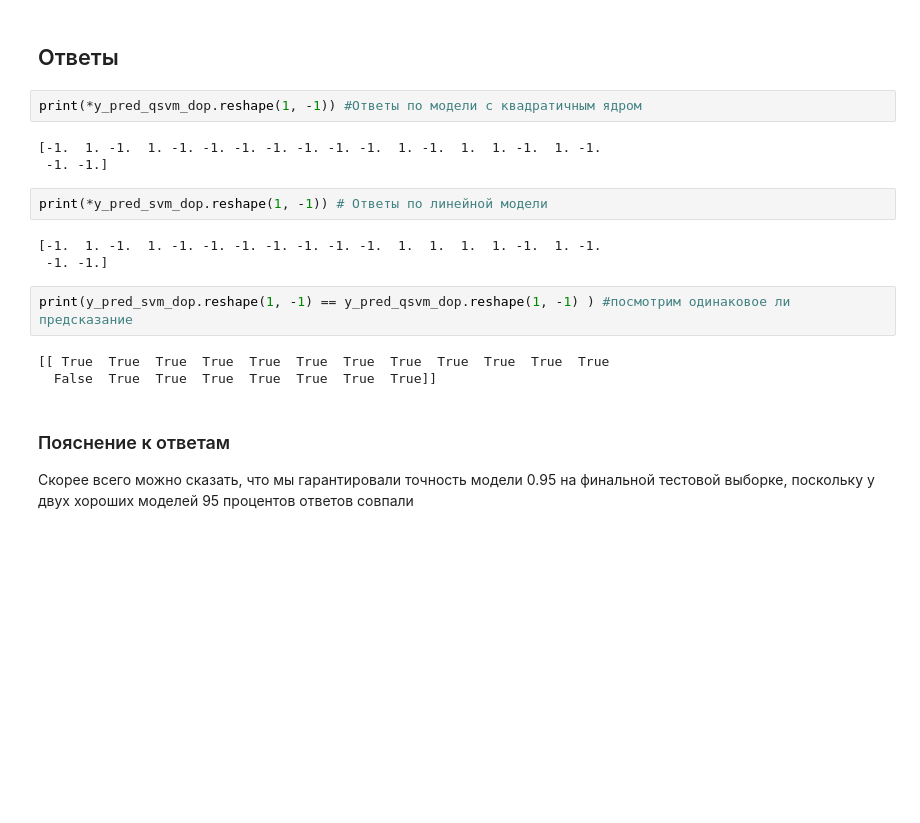
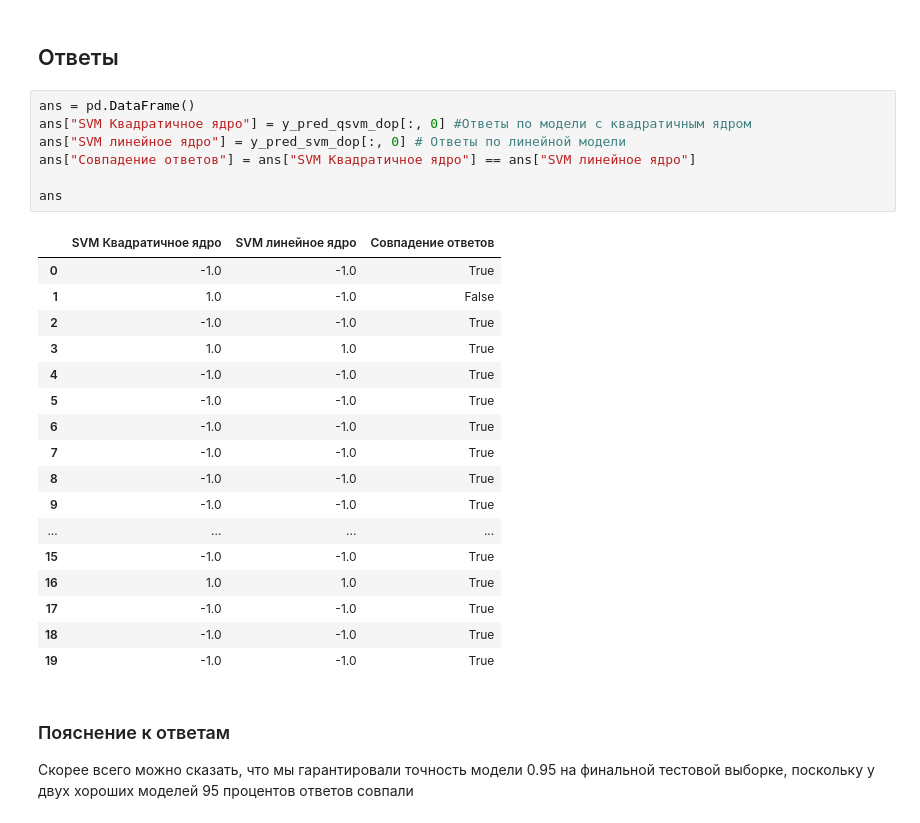
Before and after one commit to J0hnLenin/MachineLearningLabs, a Jupyter notebook: Lab06.ipynb, the cells around one changed output. Drawn from its saved outputs; the diff is of its cells as text; blank space fills up the shorter version.

```diff
--- a/Lab06.ipynb
+++ b/Lab06.ipynb
@@ -889,21 +884,31 @@ y_pred_qsvm_dop = qsvm.predict(X_dop)
 y_pred_svm_dop = svm_3.predict(X_dop)
 # %% [markdown]
 ## Ответы
-# %%
-print(*y_pred_qsvm_dop.reshape(1, -1)) #Ответы по модели с квадратичным ядром
-# %% [output]
-[-1.  1. -1.  1. -1. -1. -1. -1. -1. -1. -1.  1. -1.  1.  1. -1.  1. -1.
- -1. -1.]
-# %%
-print(*y_pred_svm_dop.reshape(1, -1)) # Ответы по линейной модели
-# %% [output]
-[-1.  1. -1.  1. -1. -1. -1. -1. -1. -1. -1.  1.  1.  1.  1. -1.  1. -1.
- -1. -1.]
-# %%
-print(y_pred_svm_dop.reshape(1, -1) == y_pred_qsvm_dop.reshape(1, -1) ) #посмотрим одинаковое ли предсказание
-# %% [output]
-[[ True  True  True  True  True  True  True  True  True  True  True  True
-  False  True  True  True  True  True  True  True]]
+# %%
+ans = pd.DataFrame()
+ans["SVM Квадратичное ядро"] = y_pred_qsvm_dop[:, 0] #Ответы по модели с квадратичным ядром
+ans["SVM линейное ядро"] = y_pred_svm_dop[:, 0] # Ответы по линейной модели
+ans["Совпадение ответов"] = ans["SVM Квадратичное ядро"] == ans["SVM линейное ядро"]
+
+ans
+# %% [output]
+|  | SVM Квадратичное ядро | SVM линейное ядро | Совпадение ответов |
+| 0 | -1.0 | -1.0 | True |
+| 1 | 1.0 | -1.0 | False |
+| 2 | -1.0 | -1.0 | True |
+| 3 | 1.0 | 1.0 | True |
+| 4 | -1.0 | -1.0 | True |
+| 5 | -1.0 | -1.0 | True |
+| 6 | -1.0 | -1.0 | True |
+| 7 | -1.0 | -1.0 | True |
+| 8 | -1.0 | -1.0 | True |
+| 9 | -1.0 | -1.0 | True |
+| ... | ... | ... | ... |
+| 15 | -1.0 | -1.0 | True |
+| 16 | 1.0 | 1.0 | True |
+| 17 | -1.0 | -1.0 | True |
+| 18 | -1.0 | -1.0 | True |
+| 19 | -1.0 | -1.0 | True |
 # %% [markdown]
 ### Пояснение к ответам
 Скорее всего можно сказать, что мы гарантировали точность модели 0.95 на финальной тестовой выборке, поскольку у двух хороших моделей 95 процентов ответов совпали
```
Also changed, not shown: parts of 29 cells of this notebook.
